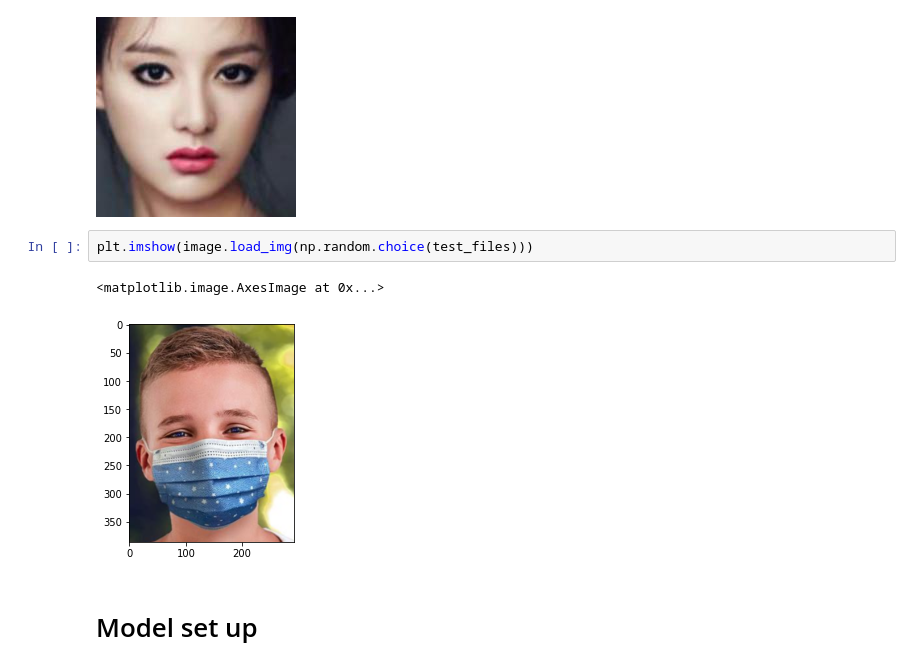
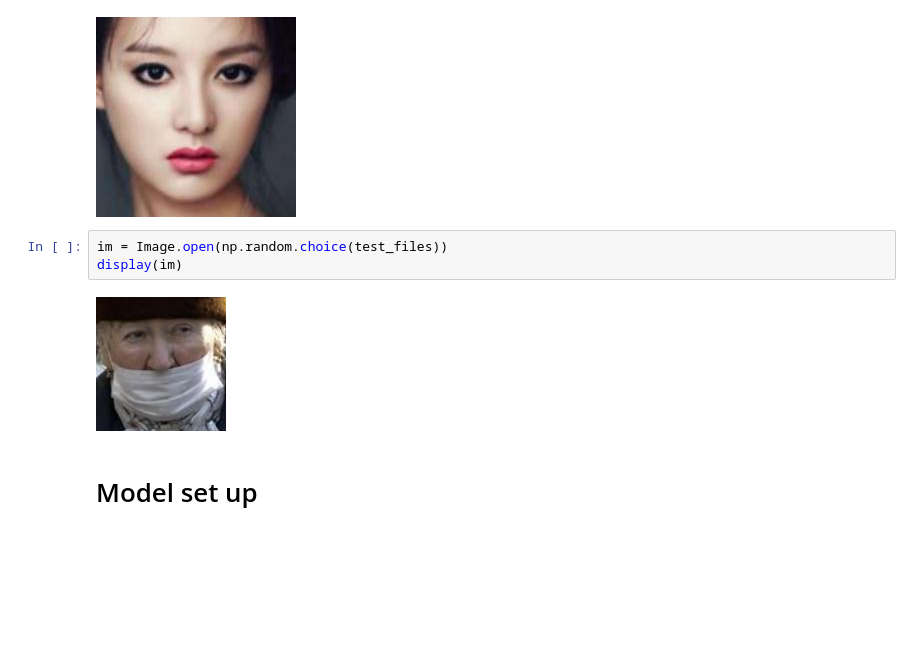
Before and after one commit to Somertonman/hackathon, a Jupyter notebook: age_group_prediction.ipynb, the cells around one changed output. Drawn from its saved outputs; the diff is of its cells as text; blank space fills up the shorter version.

```diff
--- a/age_group_prediction.ipynb
+++ b/age_group_prediction.ipynb
@@ -160,10 +157,10 @@ display(im)
 # %% [output]
 [figure]
 # %%
-plt.imshow(image.load_img(np.random.choice(test_files)))
+im = Image.open(np.random.choice(test_files))
+display(im)
 # %% [output]
-<matplotlib.image.AxesImage at 0x...>
-[figure, old version]
+[figure, new version]
 # %% [markdown]
 # Model set up
 # %%
```
Also changed, not shown: parts of 9 cells of this notebook.
